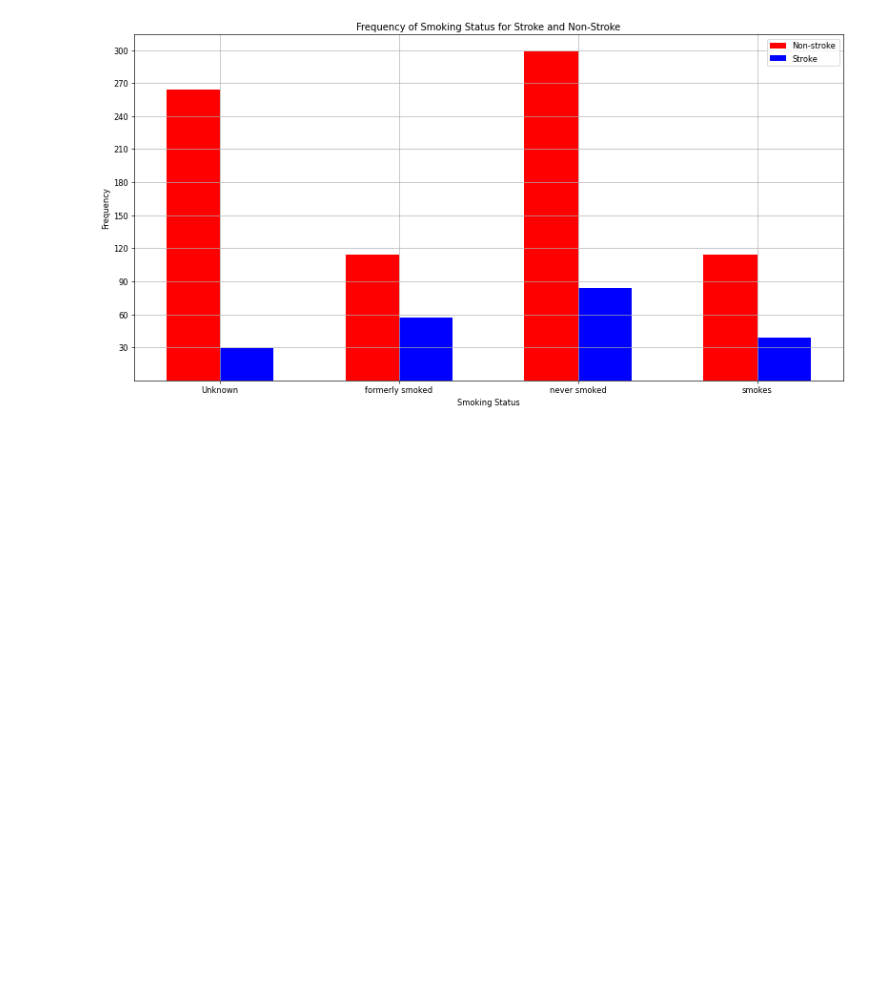
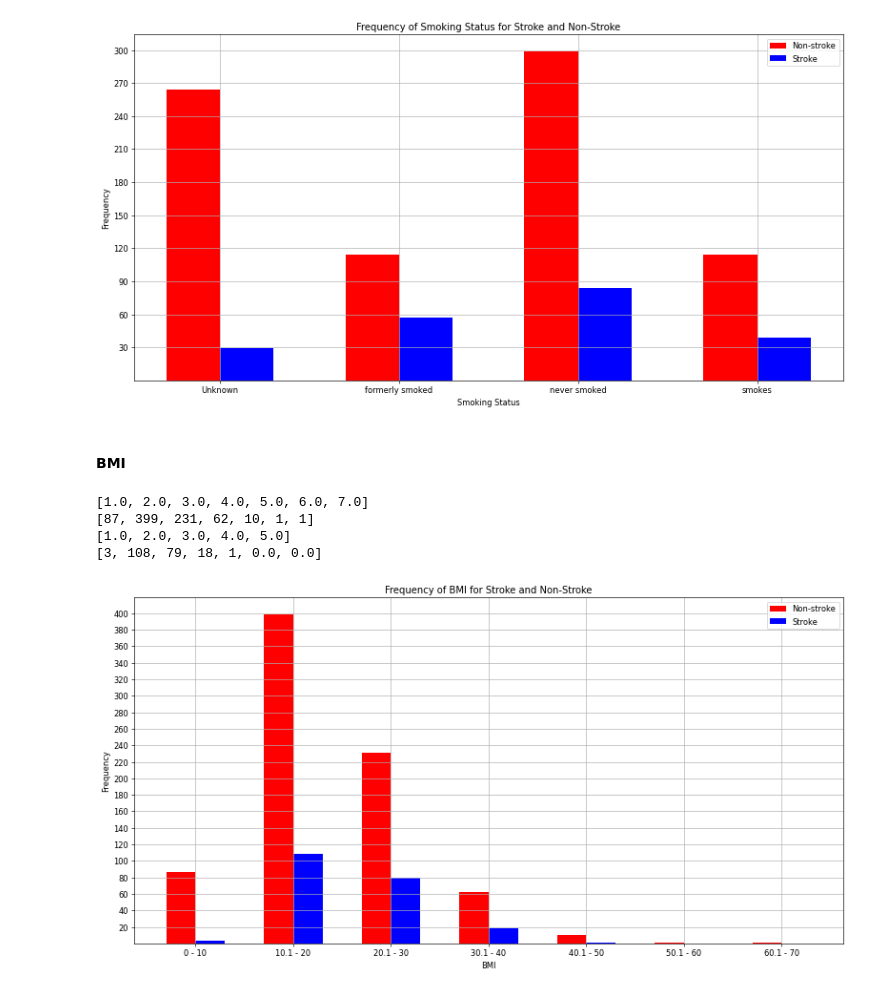
Before and after one commit to nalger2/cpsc-322-final-project, a Jupyter notebook: eda_code.ipynb, the cells around one changed output. Saved outputs shown, nothing was run; the diff lists cells and outputs as text; code cells hidden in the pictures; blank space fills up the shorter version.

Commit message:
bar, box, pie charts

```diff
--- a/eda_code.ipynb
+++ b/eda_code.ipynb
@@ -32,6 +32,9 @@ from mysklearn.mypytable import MyPyTable
 
 fname = os.path.join("input_data", "stroke-data-downsized.csv")
 table = mysklearn.mypytable.MyPyTable().load_from_file(fname)
+
+fname = os.path.join("input_data", "stroke-data-cleaned-numeric.csv")
+numeric_table = mysklearn.mypytable.MyPyTable().load_from_file(fname)
 # %% [markdown]
 ## Multiple Frequency Diagrams
 # %% [markdown]
@@ -89,3 +79,49 @@ plt.show()
 ['Unknown', 'formerly smoked', 'never smoked', 'smokes']
 [29, 57, 84, 39]
 [figure]
+# %% [markdown]
+#### BMI
+# %%
+importlib.reload(myEDA.utils)
+import myEDA.utils as eda_utils
+importlib.reload(myEDA.plot_utils)
+import myEDA.plot_utils as plot_utils
+
+non_stroke = [] # class label is 0.0
+stroke = [] # class label is 1.0
+for row in numeric_table.data: # for cleaned data
+    if row[-1] == 0.0:
+        non_stroke.append(row) # row is 0.0, append to non-stroke
+    else:
+        stroke.append(row) # row is 1.0, append to stroke
+
+bmi_non_stroke_values, bmi_non_stroke_count = eda_utils.get_frequencies(non_stroke, numeric_table.column_names, "bmi")
+print(bmi_non_stroke_values)
+print(bmi_non_stroke_count)
+bmi_stroke_values, bmi_stroke_count = eda_utils.get_frequencies(stroke, numeric_table.column_names, "bmi")
+print(bmi_stroke_values)
+#print(bmi_stroke_count)
+
+while len(bmi_non_stroke_count) > len(bmi_stroke_count):
+    bmi_stroke_count.append(0.0)
+print(bmi_stroke_count)
+
+plt.figure(figsize=(16, 8), dpi=60) # start of multiple frequency plot
+ax = plt.gca()
+b1 = ax.bar([1,2,3,4,5,6,7], bmi_non_stroke_count, 0.3, color="r")
+b2 = ax.bar([1.3,2.3,3.3,4.3,5.3,6.3,7.3], bmi_stroke_count, 0.3, color="b")
+ax.set_xticks([1.15, 2.15, 3.15, 4.15,5.15,6.15,7.15])
+ax.set_yticks([20,40,60,80,100,120,140,160,180,200,220,240,260,280,300,320,340,360,380,400])
+ax.set_xticklabels(["0 - 10","10.1 - 20","20.1 - 30", "30.1 - 40", "40.1 - 50", "50.1 - 60", "60.1 - 70"])
+ax.legend((b1[0], b2[0]), ("Non-stroke", "Stroke"), loc=1)
+ax.set_title("Frequency of BMI for Stroke and Non-Stroke")
+ax.set_xlabel("BMI")
+ax.set_ylabel("Frequency")
+plt.grid(True)
+plt.show()
+# %% [output]
+[1.0, 2.0, 3.0, 4.0, 5.0, 6.0, 7.0]
+[87, 399, 231, 62, 10, 1, 1]
+[1.0, 2.0, 3.0, 4.0, 5.0]
+[3, 108, 79, 18, 1, 0.0, 0.0]
+[figure, added]
```
Also changed, not shown: parts of 12 cells of this notebook.
